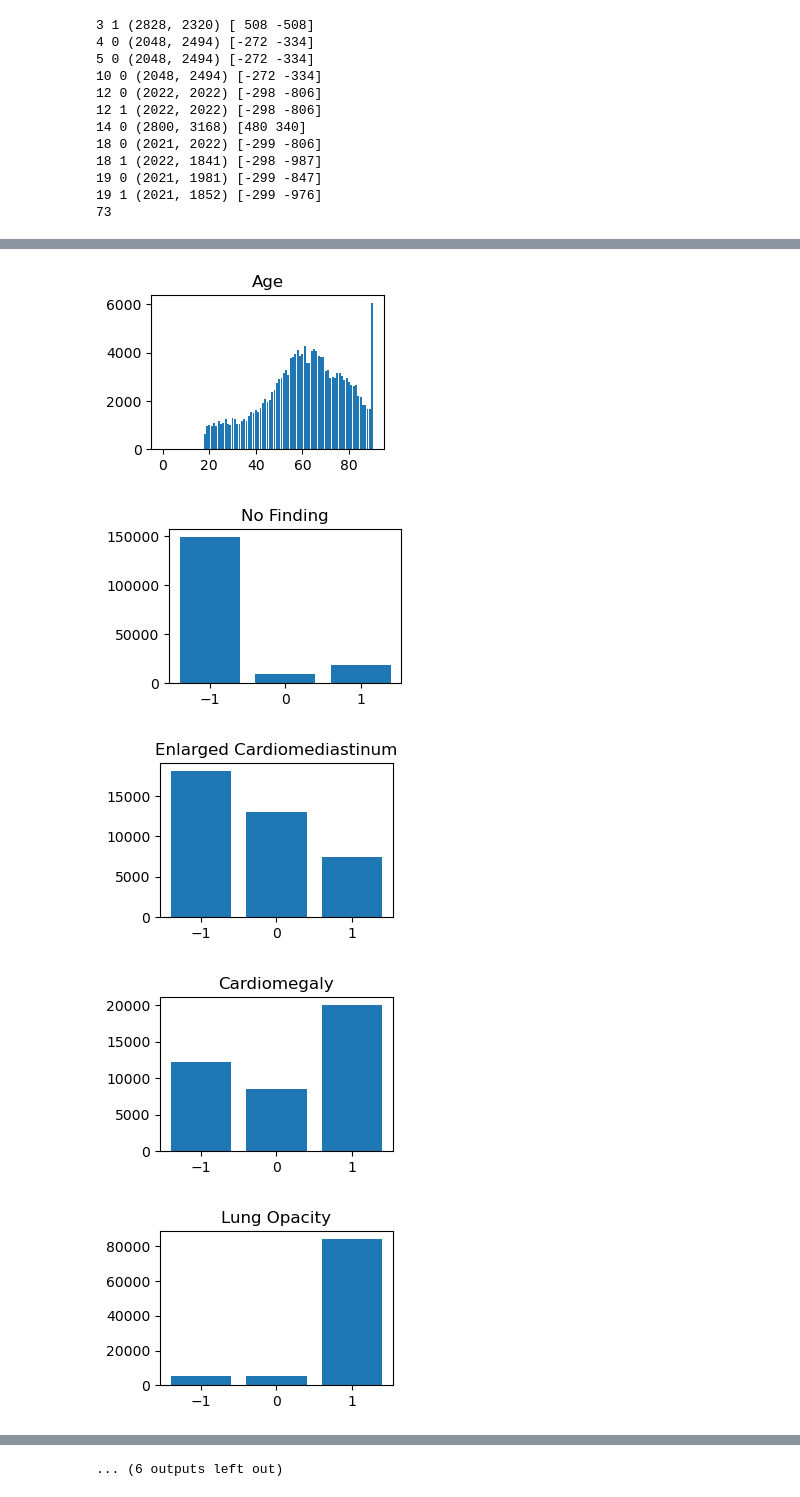
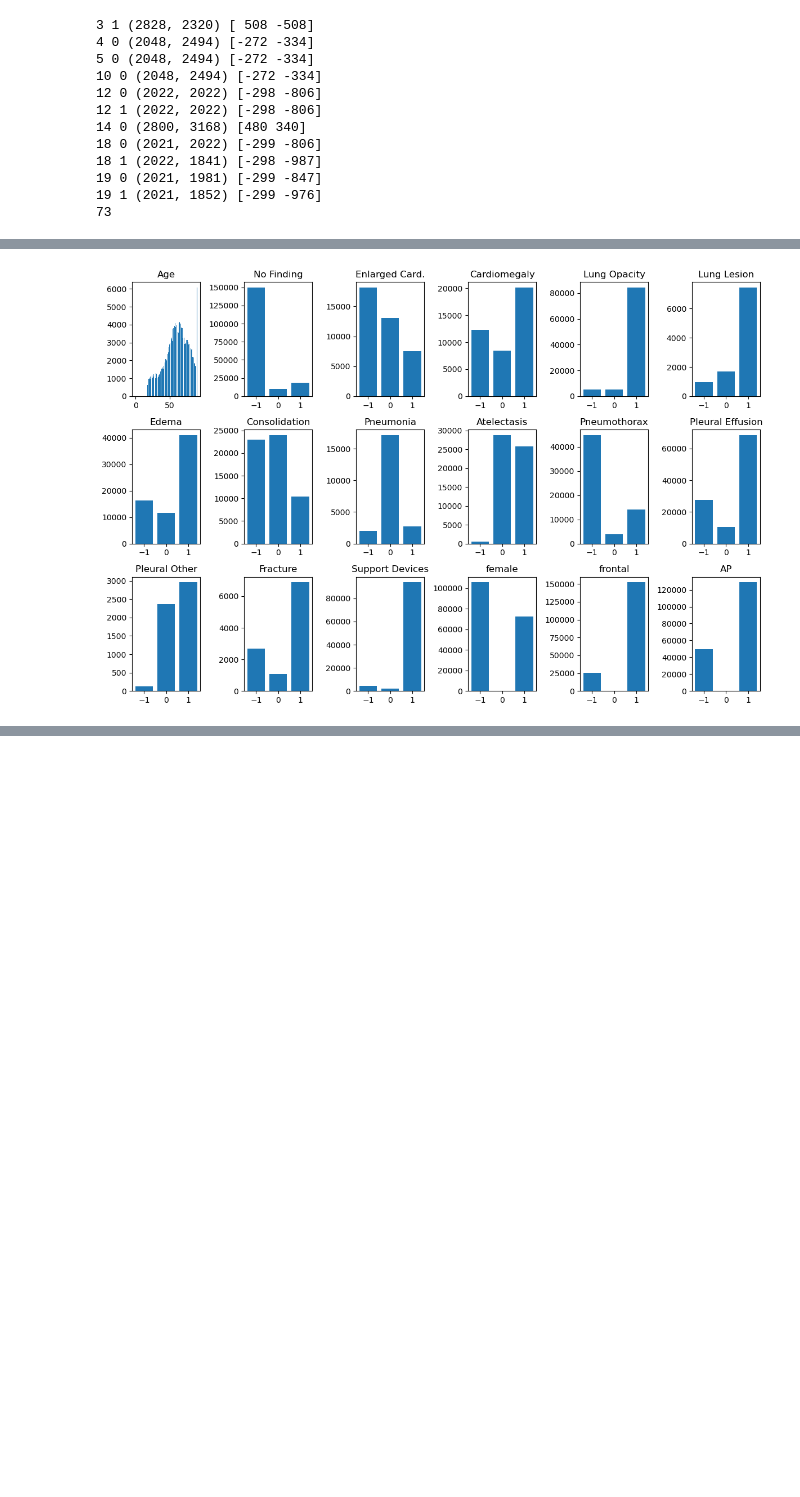
Before and after one commit to DannyCollinson/BbbBbbB, a Jupyter notebook: Exploratory_Analysis.ipynb, the cells around one changed output, grey strips where cells are left out. Saved outputs shown, nothing was run; the diff lists cells and outputs as text; code cells hidden in the pictures; blank space fills up the shorter version.

```diff
--- a/Exploratory_Analysis.ipynb
+++ b/Exploratory_Analysis.ipynb
@@ -56,9 +55,11 @@ plt.imshow(ims[14][0][0][240:2560,170:2998], cmap='magma')
 # %%
 labels = pd.read_csv("D:\\cs156\\train.csv")
-labels['female'] = (labels['Sex'] == 'Female').astype(int)
-labels['frontal'] = (labels['Frontal/Lateral'] == 'Frontal').astype(int)
-labels['AP'] = (labels['AP/PA'] == 'AP').astype(int)
-labels_dropped = labels.drop(columns=['Unnamed: 0','Path','Sex','Frontal/Lateral','AP/PA'])
+labels['female'] = (labels['Sex'] == 'Female').astype(int)*2 - 1
+labels['frontal'] = (labels['Frontal/Lateral'] == 'Frontal').astype(int)*2 - 1
+labels['AP'] = (labels['AP/PA'] == 'AP').astype(int)*2 - 1
+labels = labels.rename(columns={'Enlarged Cardiomediastinum':'Enlarged Card.'})
+labels_dropped = labels.drop(columns=['Unnamed: 0','Path','Sex','Frontal/Lateral',
+                                      'AP/PA'])
 diagnoses = labels.drop(columns=['Age','female','frontal','AP','Unnamed: 0',
                                  'Path','Sex','Frontal/Lateral','AP/PA'])
 # %%
@@ -128,17 +162,13 @@ plt.show()
 # %%
-
-for col in labels_dropped.columns:
-    plt.figure(figsize=(3,2))
+fig = plt.figure(figsize=(12,8))
+for i, col in enumerate(labels_dropped.columns):
+    fig.add_subplot(3,6,i+1)
     x = np.unique(labels_dropped[col])
     y = []
     for item in x:
         y.append(np.sum(labels_dropped[col] == item))
     plt.bar(x, y)
     plt.title(col)
-    plt.show()
+plt.tight_layout()
 # %% [output]
-[figure, old version]
+[figure, new version]
-[figure, removed]
-[figure, removed]
-[figure, removed]
-[figure, removed]
@@ -152 +174,0 @@ for col in labels_dropped.columns:
-... (6 outputs left out)
```
Also changed, not shown: parts of 10 cells of this notebook, 17 other files.
